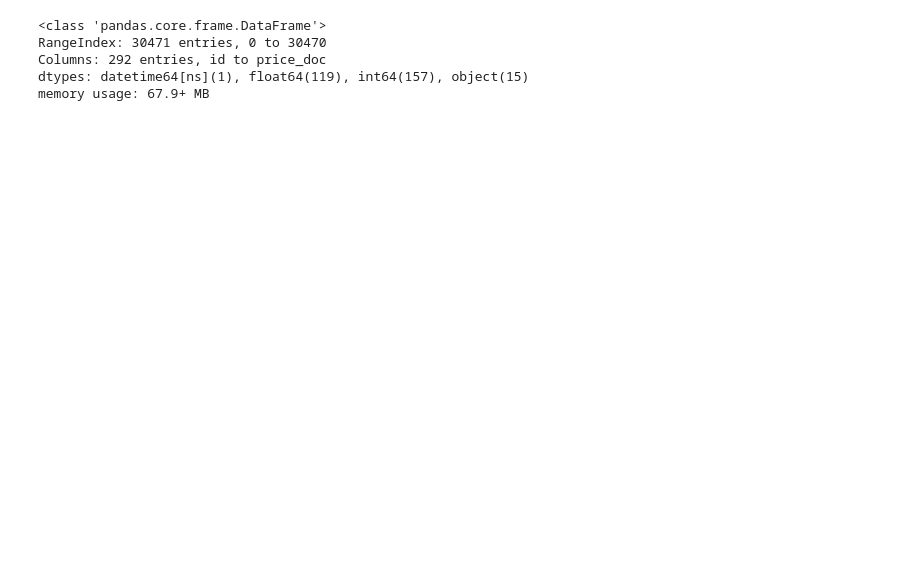
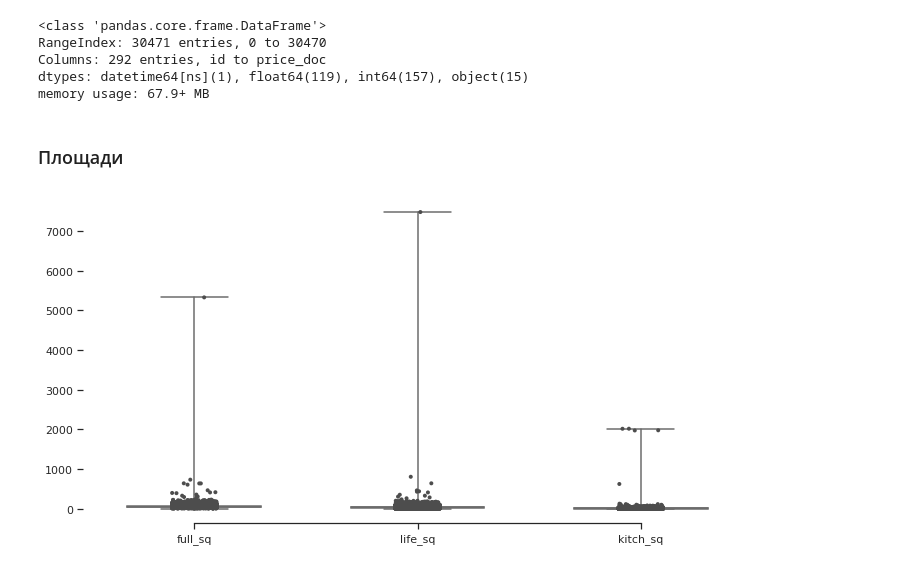
Before and after one commit to 5p1r1t/DSProject, a Jupyter notebook: Project_draft.ipynb, the cells around one changed output. Saved outputs shown, nothing was run; the diff lists cells and outputs as text; code cells hidden in the pictures; blank space fills up the shorter version.

```diff
--- a/Project_draft.ipynb
+++ b/Project_draft.ipynb
@@ -30,4 +63,4 @@ def RMSLE(y_true: np.array, y_pred: np.array) -> np.float64:
 # %%
-train = pd.read_csv('train.csv', parse_dates=['timestamp'])
-test = pd.read_csv('test.csv', parse_dates=['timestamp'])
-macro = pd.read_csv('macro.csv')
+train = pd.read_csv('drive/MyDrive/DSProject/train.csv', parse_dates=['timestamp'])
+test = pd.read_csv('drive/MyDrive/DSProject/test.csv', parse_dates=['timestamp'])
+#macro = pd.read_csv('macro.csv')
@@ -45,3 +87,21 @@ RangeIndex: 30471 entries, 0 to 30470
 Columns: 292 entries, id to price_doc
 dtypes: datetime64[ns](1), float64(119), int64(157), object(15)
 memory usage: 67.9+ MB
+# %% [markdown]
+### Площади
+# %%
+sns.set_theme(style="ticks")
+f, ax = plt.subplots(figsize=(12, 6))
+sns.boxplot(
+            data=train[['full_sq',
+                        'life_sq',
+                        'kitch_sq']],
+            whis=[0, 100], width=.6, palette="vlag")
+sns.stripplot(
+              data=train[['full_sq',
+                        'life_sq',
+                        'kitch_sq']],
+              size=4, color=".3", linewidth=0)
+sns.despine(trim=True, left=True)
+# %% [output]
+[figure, added]
```
Also changed, not shown: parts of 172 cells of this notebook.
